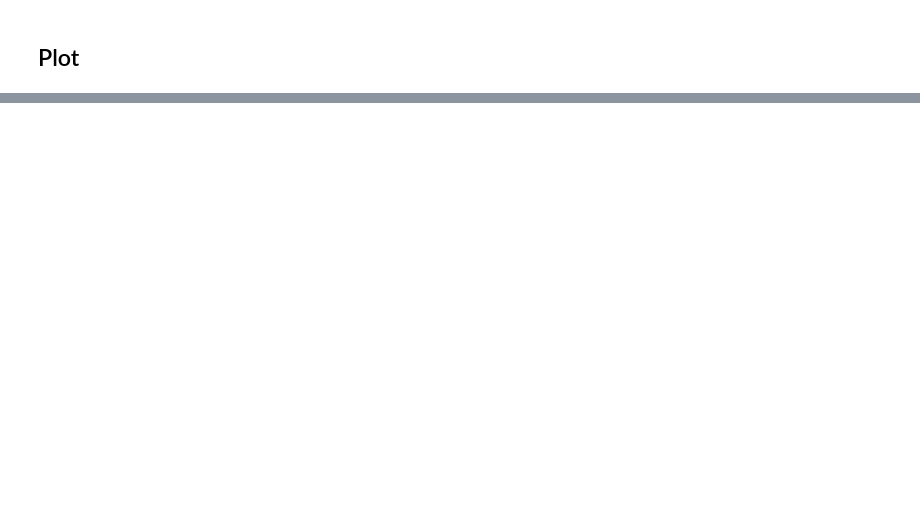
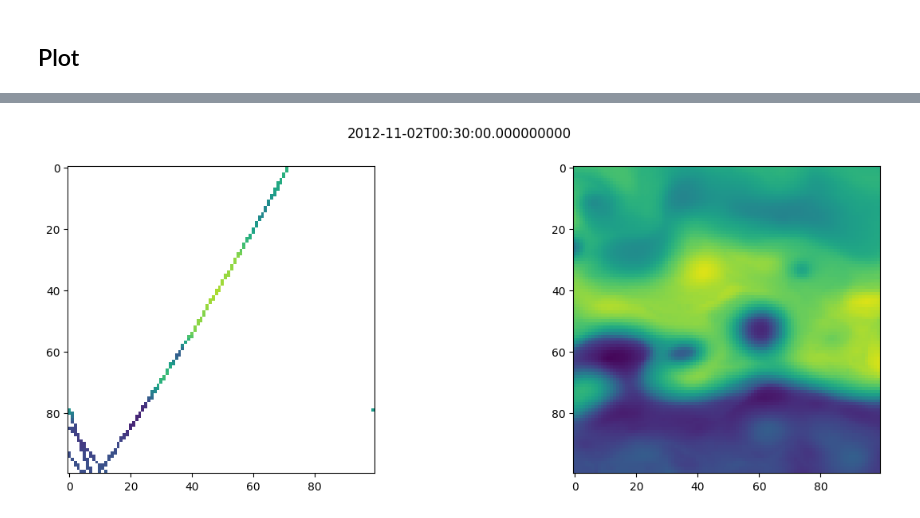
Before and after one commit to sebastien-tetaud/ssh_mapping, a Jupyter notebook: notebook.ipynb, the cells around one changed output, grey strips where cells are left out. Drawn from its saved outputs; the diff is of its cells as text; code cells hidden in the pictures; blank space fills up the shorter version.

```diff
--- a/notebook.ipynb
+++ b/notebook.ipynb
@@ -221,0 +247,8 @@ for _ in range(10):
+# %%
+fig, (ax1,ax2) = plt.subplots(1,2,figsize=(15,5))
+fig.suptitle(ds_inputs.time[32].values)
+ax1.imshow(ds_inputs.ssh[32].values, vmin=-.4, vmax=1.2)
+ax2.imshow(ds_target.ssh[32].values, vmin=-.4, vmax=1.2)
+plt.show()
+# %% [output]
+[figure, added]
```
Also changed, not shown: parts of 11 cells of this notebook, 4 other files.
